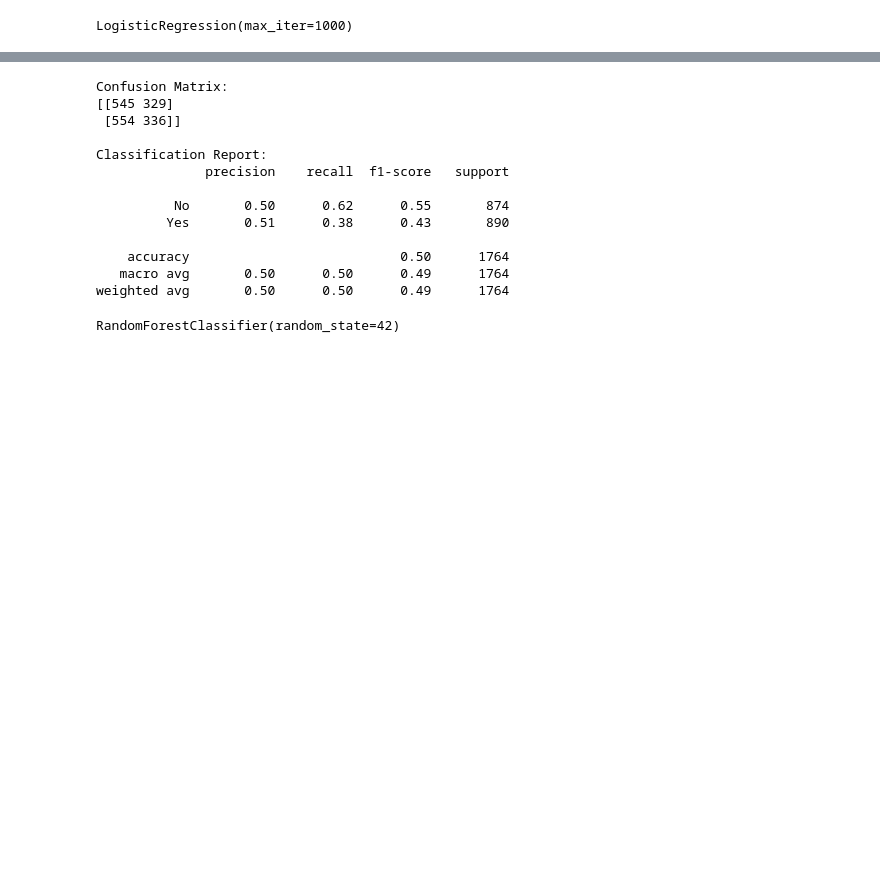
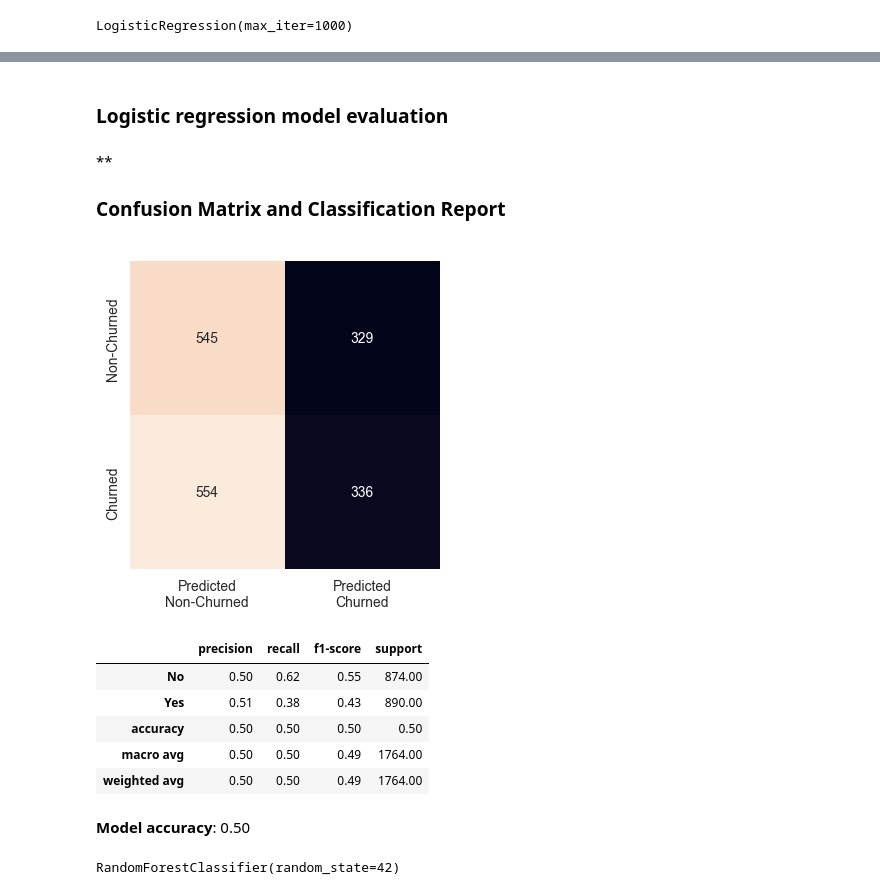
Before and after one commit to huixincai/customer-churn-analysis, a Jupyter notebook: Customer-churn-Analysis.ipynb, the cells around one changed output, grey strips where cells are left out. Saved outputs shown, nothing was run; the diff lists cells and outputs as text; code cells hidden in the pictures; blank space fills up the shorter version.

Commit message:
visual improvements

```diff
--- a/Customer-churn-Analysis.ipynb
+++ b/Customer-churn-Analysis.ipynb
@@ -426,23 +412,37 @@ Accuracy: 0.50
-# %%
-# Print confusion matrix and classification report
-print('Confusion Matrix:')
-print(confusion_matrix(y_test, y_pred))
-print('\nClassification Report:')
-print(classification_report(y_test, y_pred))
-# %% [output]
-Confusion Matrix:
-[[545 329]
- [554 336]]
-
-Classification Report:
-              precision    recall  f1-score   support
-
-          No       0.50      0.62      0.55       874
-         Yes       0.51      0.38      0.43       890
-
-    accuracy                           0.50      1764
-   macro avg       0.50      0.50      0.49      1764
-weighted avg       0.50      0.50      0.49      1764
+# %% [markdown]
+### Logistic regression model evaluation
+# %%
+accuracy = accuracy_score(y_test, y_pred)
+
+cm = confusion_matrix(y_test, y_pred)
+cr = classification_report(y_test, y_pred, output_dict=True)
+
+display(Markdown(f'**<h3> Confusion Matrix and Classification Report'))
+
+plt.figure(figsize=(4, 4))
+sns.heatmap(cm, annot=True, fmt='d',
+            xticklabels=['Predicted\nNon-Churned', 'Predicted\nChurned'],
+            yticklabels=['Non-Churned', 'Churned'],
+            cbar=False,
+            annot_kws={"size": 10})
+
+# Set title and labels
+plt.xticks(fontsize=10)
+plt.yticks(fontsize=10)
+plt.show()
+
+display(pd.DataFrame(cr).T.style.format(precision=2))
+Markdown(f'**Model accuracy**: {accuracy:.2f}')
+# %% [output]
+**<h3> Confusion Matrix and Classification Report
+[figure, added]
+|  | precision | recall | f1-score | support |
+| No | 0.50 | 0.62 | 0.55 | 874.00 |
+| Yes | 0.51 | 0.38 | 0.43 | 890.00 |
+| accuracy | 0.50 | 0.50 | 0.50 | 0.50 |
+| macro avg | 0.50 | 0.50 | 0.49 | 1764.00 |
+| weighted avg | 0.50 | 0.50 | 0.49 | 1764.00 |
+**Model accuracy**: 0.50
 # %%
 # Using a classification model
 # Encode categorical variables if needed
```
Also changed, not shown: parts of 5 cells of this notebook.
